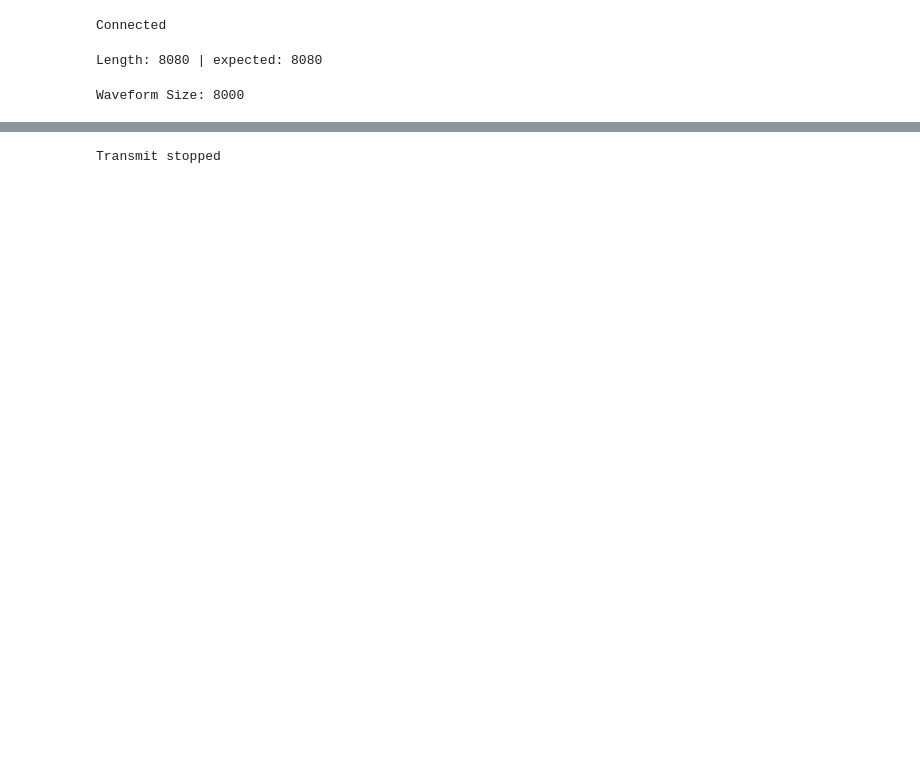
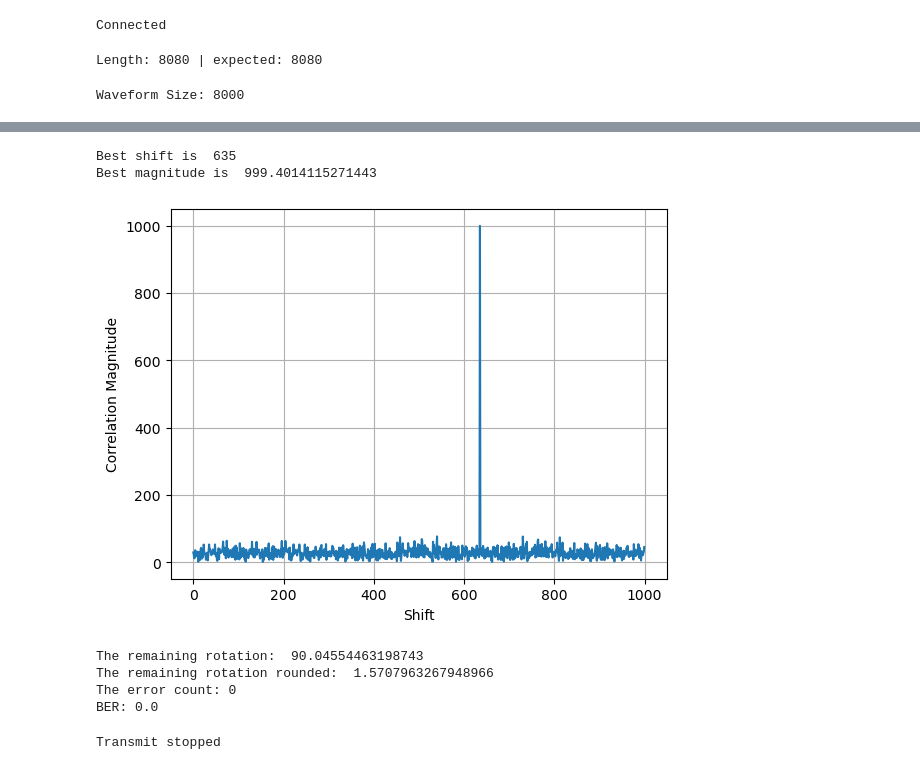
Before and after one commit to Jangranik/SDR-Transceiver, a Jupyter notebook: Code/qpsk_hardware.ipynb, the cells around one changed output, grey strips where cells are left out. Drawn from its saved outputs; the diff is of its cells as text; code cells hidden in the pictures; blank space fills up the shorter version.

```diff
--- a/Code/qpsk_hardware.ipynb
+++ b/Code/qpsk_hardware.ipynb
@@ -131,3 +131,50 @@ plt.show()
+# %%
+best_mag = 0
+best_shift = 0
+best_sum = 0
+scores = []
+
+for shift in range(QPSK_mapped.size):
+    candidate = np.roll(QPSK_mapped, -shift)
+    correlation = np.sum(corrected * np.conj(candidate))
+    total = np.abs(correlation)
+    scores.append(total)
+    if total > best_mag:
+        best_mag = total
+        best_shift = shift
+        best_sum = correlation
+
+print("Best shift is ", best_shift)
+print("Best magnitude is ", best_mag)
+# %% [output]
+Best shift is  635
+Best magnitude is  999.4014115271443
+# %%
+plt.plot(scores)
+plt.grid(True)
+plt.xlabel('Shift')
+plt.ylabel('Correlation Magnitude')
+plt.show()
+# %% [output]
+[figure, added]
+# %%
+phi = np.angle(best_sum)
+rounded = np.round(phi / (np.pi / 2)) * (np.pi /2)
+aligned = corrected * np.exp(-1j * rounded)
+print("The remaining rotation: ", np.degrees(phi))
+print("The remaining rotation rounded: ", rounded)
+
+rx_bits = modem.demapper(aligned)
+tx_bits_aligned = np.roll(bits, -2 * best_shift)
+error_count = np.count_nonzero(rx_bits != tx_bits_aligned)
+
+print("The error count:", error_count)
+print("BER:", error_count / bits.size)
+# %% [output]
+The remaining rotation:  90.04554463198743
+The remaining rotation rounded:  1.5707963267948966
+The error count: 0
+BER: 0.0
 # %%
 sdr.tx_destroy_buffer()
 print("Transmit stopped")
```
Also changed, not shown: parts of 4 cells of this notebook.
